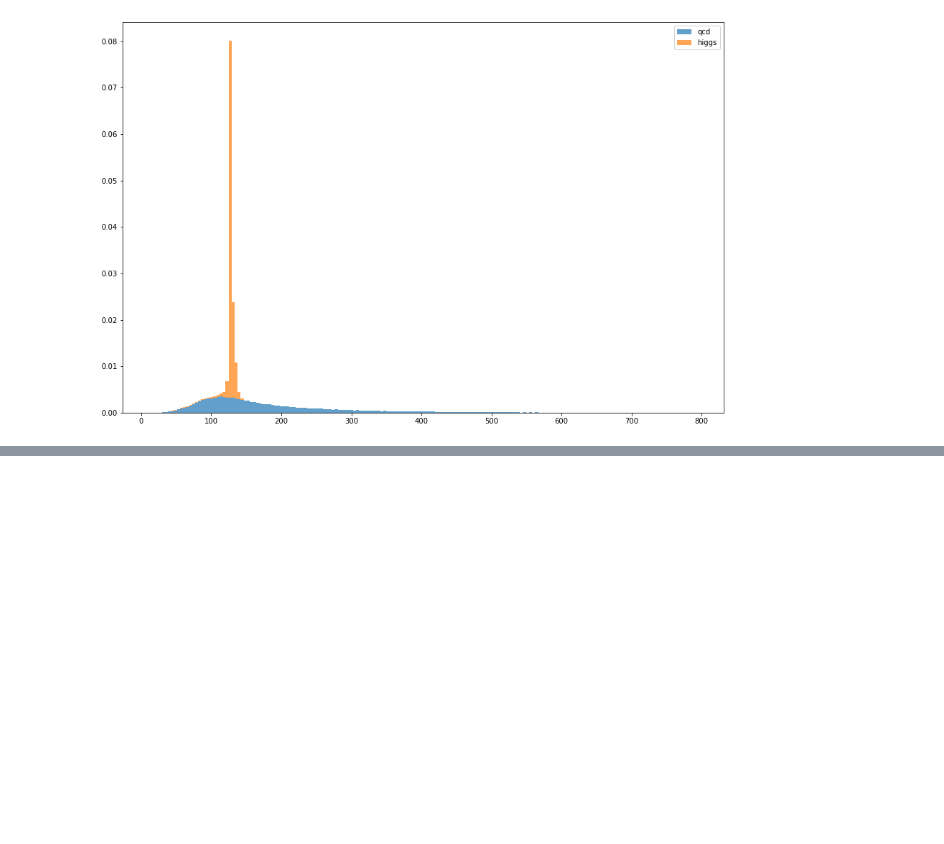
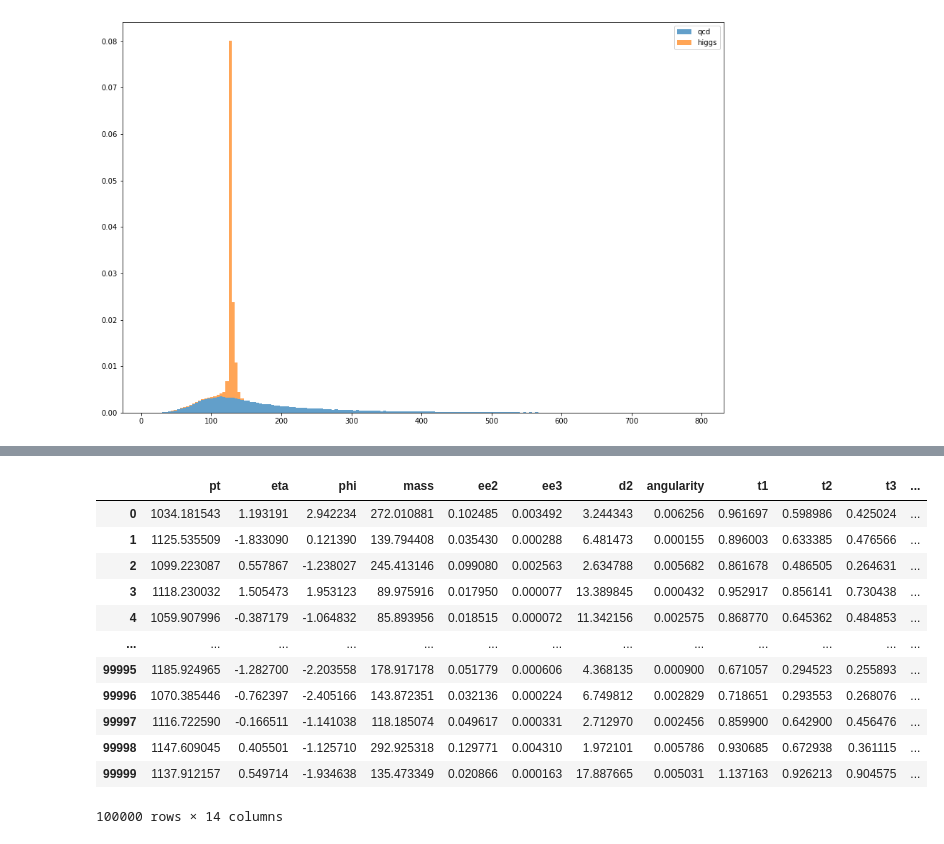
Before and after one commit to afspicciati/Phys-434, a Jupyter notebook: Lab7.ipynb, the cells around one changed output, grey strips where cells are left out. Saved outputs shown, nothing was run; the diff lists cells and outputs as text; code cells hidden in the pictures; blank space fills up the shorter version.

```diff
--- a/Lab7.ipynb
+++ b/Lab7.ipynb
@@ -22,0 +108,16 @@ plt.legend();
+# %%
+qcd
+# %% [output]
+|  | pt | eta | phi | mass | ee2 | ee3 | d2 | angularity | t1 | t2 | t3 | ... |
+| 0 | 1034.181543 | 1.193191 | 2.942234 | 272.010881 | 0.102485 | 0.003492 | 3.244343 | 0.006256 | 0.961697 | 0.598986 | 0.425024 | ... |
+| 1 | 1125.535509 | -1.833090 | 0.121390 | 139.794408 | 0.035430 | 0.000288 | 6.481473 | 0.000155 | 0.896003 | 0.633385 | 0.476566 | ... |
+| 2 | 1099.223087 | 0.557867 | -1.238027 | 245.413146 | 0.099080 | 0.002563 | 2.634788 | 0.005682 | 0.861678 | 0.486505 | 0.264631 | ... |
+| 3 | 1118.230032 | 1.505473 | 1.953123 | 89.975916 | 0.017950 | 0.000077 | 13.389845 | 0.000432 | 0.952917 | 0.856141 | 0.730438 | ... |
+| 4 | 1059.907996 | -0.387179 | -1.064832 | 85.893956 | 0.018515 | 0.000072 | 11.342156 | 0.002575 | 0.868770 | 0.645362 | 0.484853 | ... |
+| ... | ... | ... | ... | ... | ... | ... | ... | ... | ... | ... | ... | ... |
+| 99995 | 1185.924965 | -1.282700 | -2.203558 | 178.917178 | 0.051779 | 0.000606 | 4.368135 | 0.000900 | 0.671057 | 0.294523 | 0.255893 | ... |
+| 99996 | 1070.385446 | -0.762397 | -2.405166 | 143.872351 | 0.032136 | 0.000224 | 6.749812 | 0.002829 | 0.718651 | 0.293553 | 0.268076 | ... |
+| 99997 | 1116.722590 | -0.166511 | -1.141038 | 118.185074 | 0.049617 | 0.000331 | 2.712970 | 0.002456 | 0.859900 | 0.642900 | 0.456476 | ... |
+| 99998 | 1147.609045 | 0.405501 | -1.125710 | 292.925318 | 0.129771 | 0.004310 | 1.972101 | 0.005786 | 0.930685 | 0.672938 | 0.361115 | ... |
+| 99999 | 1137.912157 | 0.549714 | -1.934638 | 135.473349 | 0.020866 | 0.000163 | 17.887665 | 0.005031 | 1.137163 | 0.926213 | 0.904575 | ... |
+100000 rows × 14 columns
```
Also changed, not shown: parts of 28 cells of this notebook.
